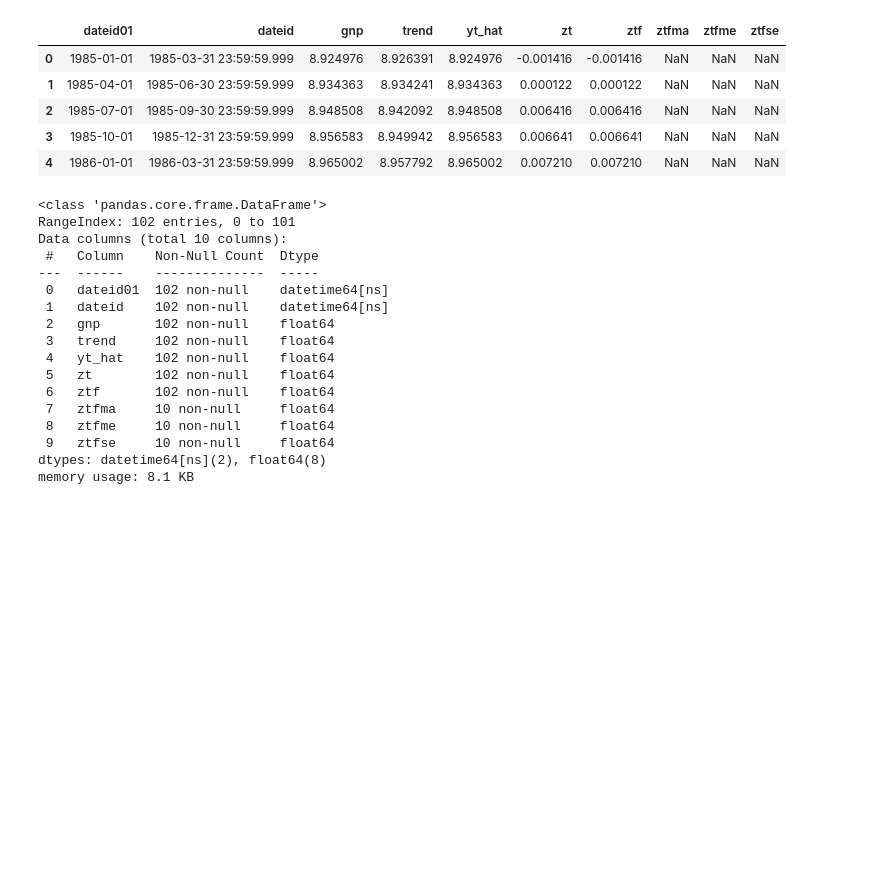
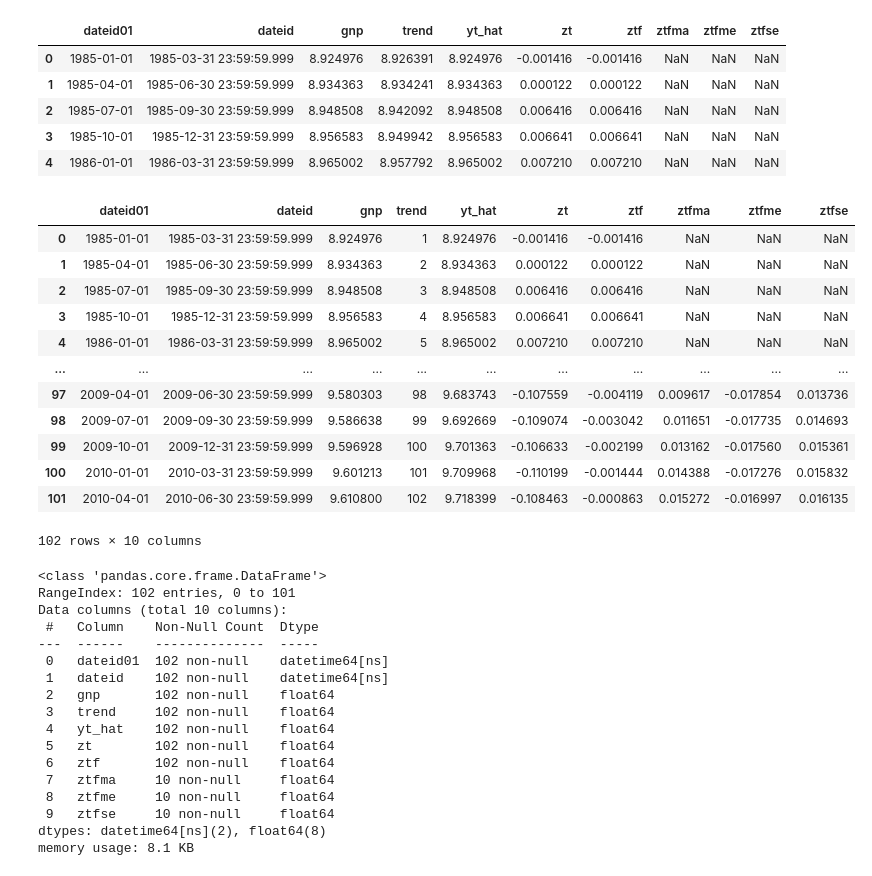
Before and after one commit to DavidGuzzi/MECMT10, a Jupyter notebook: clase_2.ipynb, the cells around one changed output. Cells and saved outputs as stored; diff of their text form; code cells hidden in the pictures; blank space fills up the shorter version.

```diff
--- a/clase_2.ipynb
+++ b/clase_2.ipynb
@@ -1159,6 +1159,22 @@ df_3.head()
 | 2 | 1985-07-01 | 1985-09-30 23:59:59.999 | 8.948508 | 8.942092 | 8.948508 | 0.006416 | 0.006416 | NaN | NaN | NaN |
 | 3 | 1985-10-01 | 1985-12-31 23:59:59.999 | 8.956583 | 8.949942 | 8.956583 | 0.006641 | 0.006641 | NaN | NaN | NaN |
 | 4 | 1986-01-01 | 1986-03-31 23:59:59.999 | 8.965002 | 8.957792 | 8.965002 | 0.007210 | 0.007210 | NaN | NaN | NaN |
+# %%
+df_3
+# %% [output]
+|  | dateid01 | dateid | gnp | trend | yt_hat | zt | ztf | ztfma | ztfme | ztfse |
+| 0 | 1985-01-01 | 1985-03-31 23:59:59.999 | 8.924976 | 1 | 8.924976 | -0.001416 | -0.001416 | NaN | NaN | NaN |
+| 1 | 1985-04-01 | 1985-06-30 23:59:59.999 | 8.934363 | 2 | 8.934363 | 0.000122 | 0.000122 | NaN | NaN | NaN |
+| 2 | 1985-07-01 | 1985-09-30 23:59:59.999 | 8.948508 | 3 | 8.948508 | 0.006416 | 0.006416 | NaN | NaN | NaN |
+| 3 | 1985-10-01 | 1985-12-31 23:59:59.999 | 8.956583 | 4 | 8.956583 | 0.006641 | 0.006641 | NaN | NaN | NaN |
+| 4 | 1986-01-01 | 1986-03-31 23:59:59.999 | 8.965002 | 5 | 8.965002 | 0.007210 | 0.007210 | NaN | NaN | NaN |
+| ... | ... | ... | ... | ... | ... | ... | ... | ... | ... | ... |
+| 97 | 2009-04-01 | 2009-06-30 23:59:59.999 | 9.580303 | 98 | 9.683743 | -0.107559 | -0.004119 | 0.009617 | -0.017854 | 0.013736 |
+| 98 | 2009-07-01 | 2009-09-30 23:59:59.999 | 9.586638 | 99 | 9.692669 | -0.109074 | -0.003042 | 0.011651 | -0.017735 | 0.014693 |
+| 99 | 2009-10-01 | 2009-12-31 23:59:59.999 | 9.596928 | 100 | 9.701363 | -0.106633 | -0.002199 | 0.013162 | -0.017560 | 0.015361 |
+| 100 | 2010-01-01 | 2010-03-31 23:59:59.999 | 9.601213 | 101 | 9.709968 | -0.110199 | -0.001444 | 0.014388 | -0.017276 | 0.015832 |
+| 101 | 2010-04-01 | 2010-06-30 23:59:59.999 | 9.610800 | 102 | 9.718399 | -0.108463 | -0.000863 | 0.015272 | -0.016997 | 0.016135 |
+102 rows × 10 columns
 # %%
 df_3.info()
 # %% [output]
```
Also changed, not shown: parts of 9 cells of this notebook.
